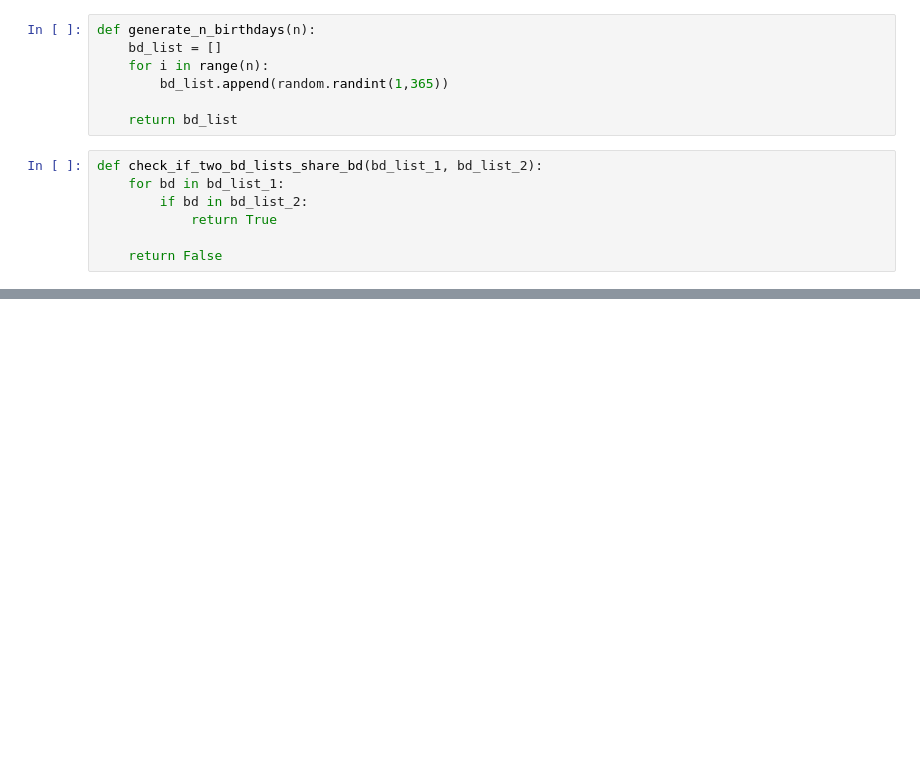
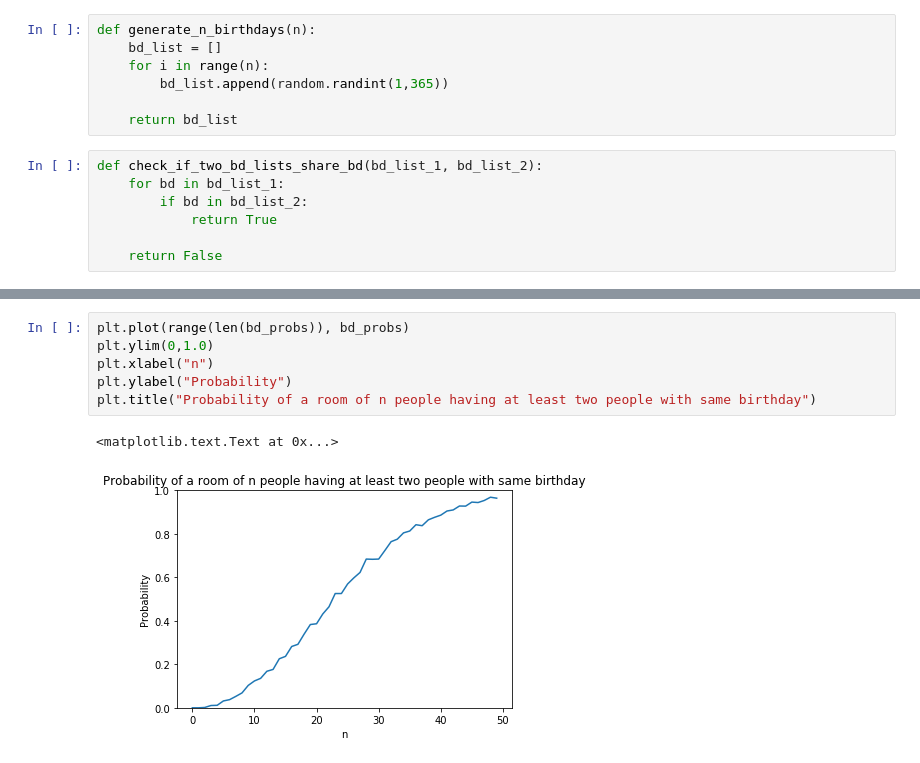
Before and after one commit to bibigoulart/math_experiments, a Jupyter notebook: birthday_paradox.ipynb, the cells around one changed output, grey strips where cells are left out. Drawn from its saved outputs; the diff is of its cells as text; blank space fills up the shorter version.

```diff
--- a/birthday_paradox.ipynb
+++ b/birthday_paradox.ipynb
@@ -51,0 +78,9 @@ None
+# %%
+plt.plot(range(len(bd_probs)), bd_probs)
+plt.ylim(0,1.0)
+plt.xlabel("n")
+plt.ylabel("Probability")
+plt.title("Probability of a room of n people having at least two people with same birthday")
+# %% [output]
+<matplotlib.text.Text at 0x...>
+[figure, added]
```
Also changed, not shown: parts of 10 cells of this notebook, 1 other file.
